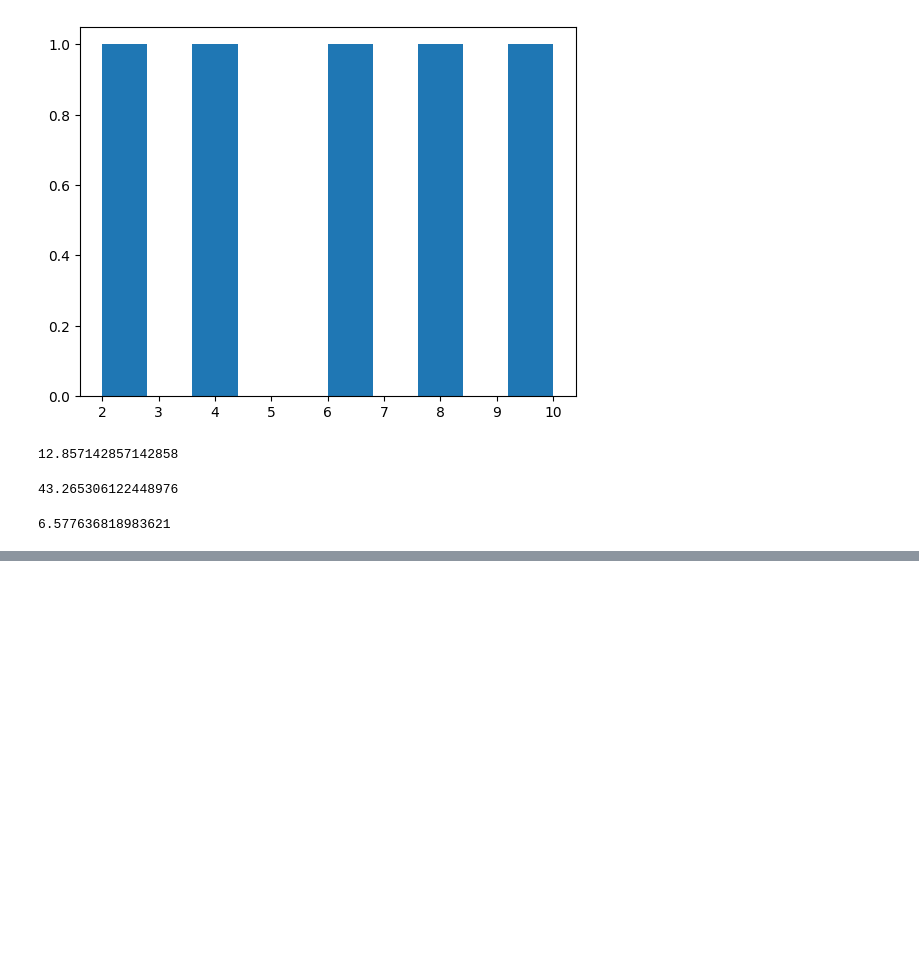
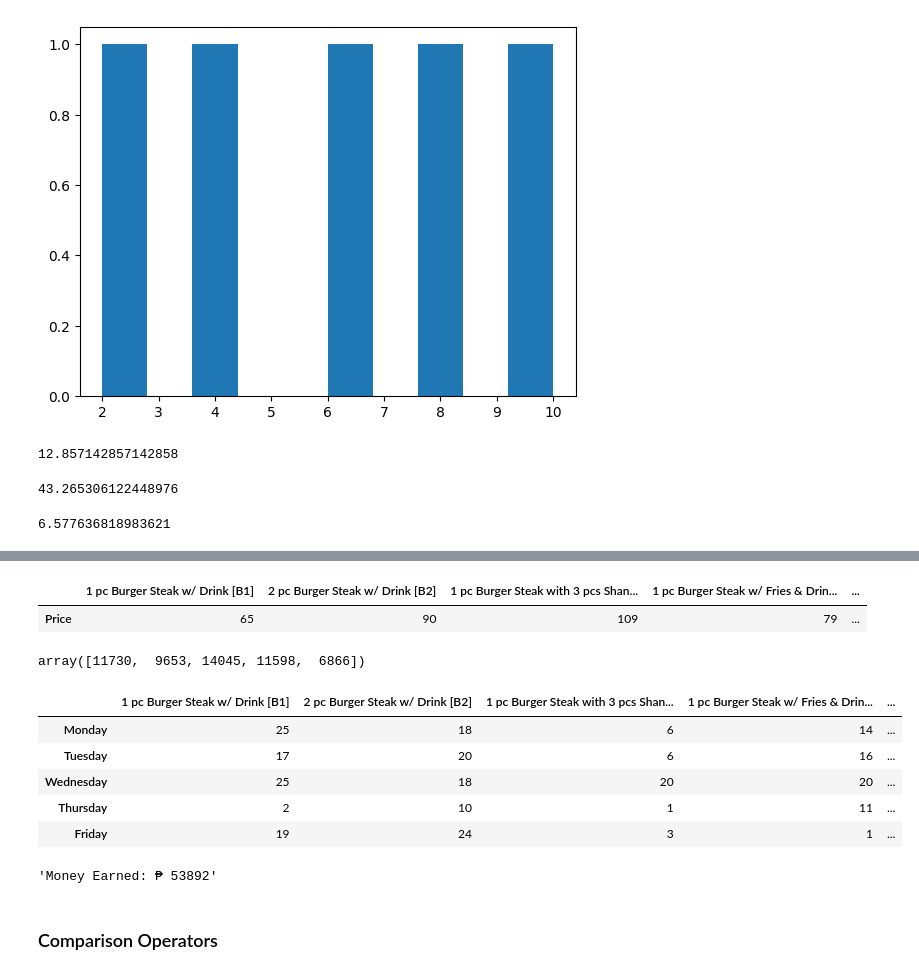
Before and after one commit to christiandarvs/CompleteML-DS, a Jupyter notebook: NumPy/intro-to-numpy.ipynb, the cells around one changed output, grey strips where cells are left out. Drawn from its saved outputs; the diff is of its cells as text; code cells hidden in the pictures; blank space fills up the shorter version.

```diff
--- a/NumPy/intro-to-numpy.ipynb
+++ b/NumPy/intro-to-numpy.ipynb
@@ -472,0 +779,30 @@ standard_dev_prac()
+# %%
+price_list = pd.DataFrame(food_price.reshape(1, 8), index=['Price'], columns=['1 pc Burger Steak w/ Drink [B1]',	'2 pc Burger Steak w/ Drink [B2]',	'1 pc Burger Steak with 3 pcs Shanghai w/ Drink [B3]',	'1 pc Burger Steak w/ Fries & Drink [B4]',	'Ultimate Burger Steak w/ Egg Meal & Drink', 'Ultimate Burger Steak w/o Egg Meal & Drink', 'Jolly Spaghetti w/ Drink [S1]',	'Jolly Spaghetti w/ Fries & Drink [S2'])
+display(price_list)
+
+# Export a csv file of the price list
+price_list.to_csv('jollibee-price-list.csv')
+# %% [output]
+|  | 1 pc Burger Steak w/ Drink [B1] | 2 pc Burger Steak w/ Drink [B2] | 1 pc Burger Steak with 3 pcs Shan... | 1 pc Burger Steak w/ Fries & Drin... | ... |
+| Price | 65 | 90 | 109 | 79 | ... |
+# %%
+total_week_sales = np.dot(product_sale, food_price)
+total_week_sales
+# %% [output]
+array([11730,  9653, 14045, 11598,  6866])
+# %%
+# Create a column: total in the jollibee_sales
+jollibee_sales['Total'] = total_week_sales
+display(jollibee_sales)
+money_earned = jollibee_sales['Total'].sum()
+display(f'Money Earned: ₱ {money_earned}')
+# %% [output]
+|  | 1 pc Burger Steak w/ Drink [B1] | 2 pc Burger Steak w/ Drink [B2] | 1 pc Burger Steak with 3 pcs Shan... | 1 pc Burger Steak w/ Fries & Drin... | ... |
+| Monday | 25 | 18 | 6 | 14 | ... |
+| Tuesday | 17 | 20 | 6 | 16 | ... |
+| Wednesday | 25 | 18 | 20 | 20 | ... |
+| Thursday | 2 | 10 | 1 | 11 | ... |
+| Friday | 19 | 24 | 3 | 1 | ... |
+'Money Earned: ₱ 53892'
+# %% [markdown]
+### Comparison Operators
```
Also changed, not shown: parts of 50 cells of this notebook, 11 other files.
